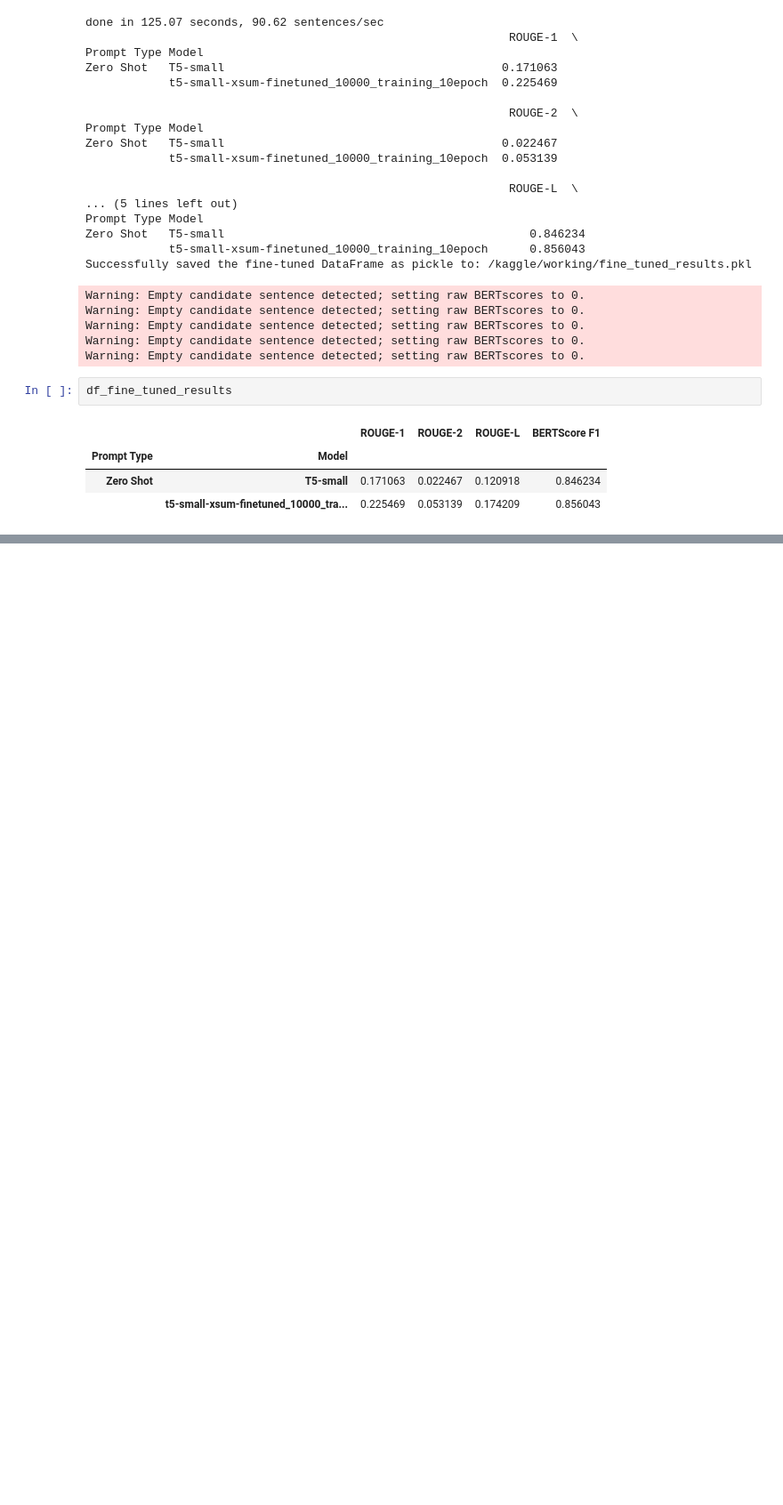
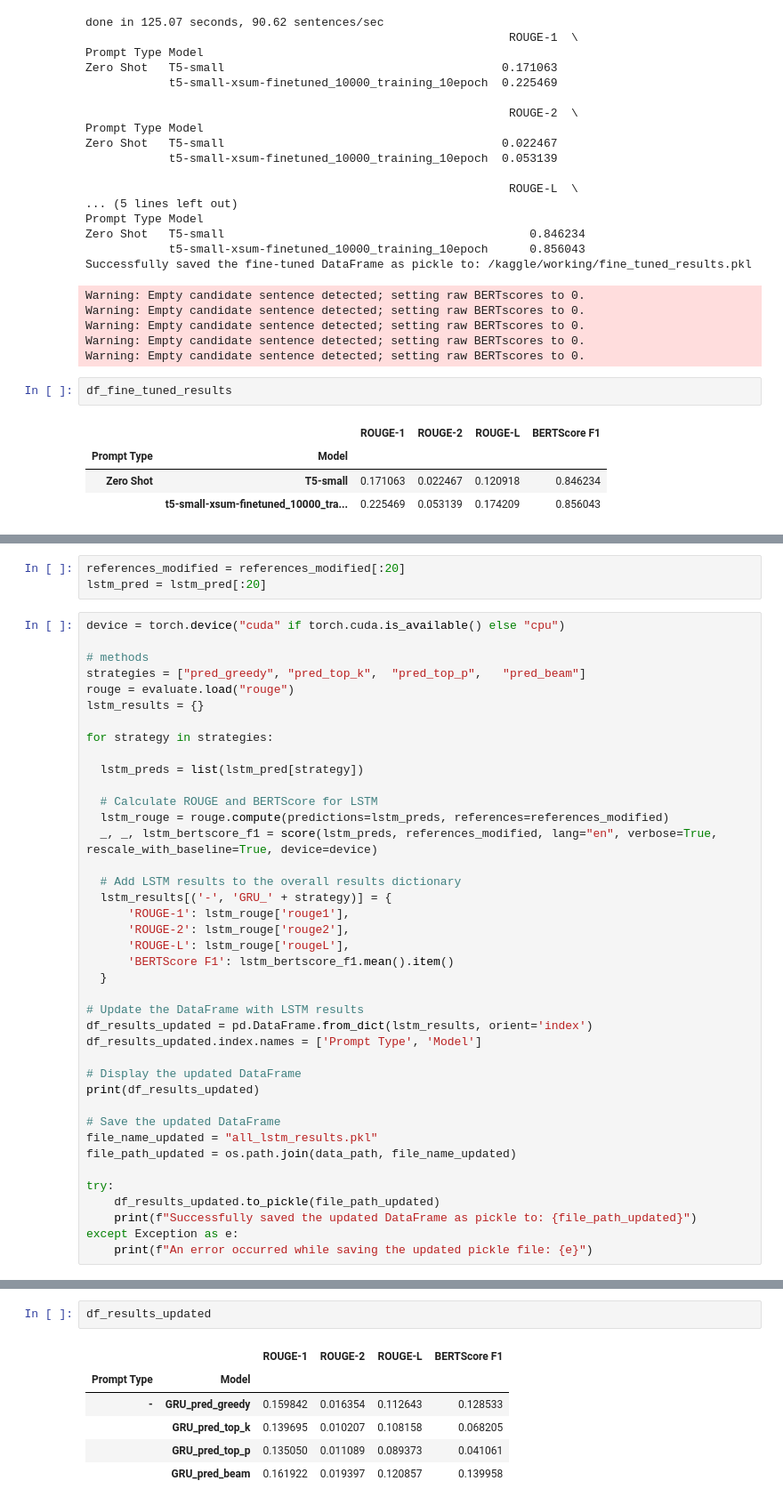
Before and after one commit to khalilvandian/NLP-Summarization, a Jupyter notebook: Evaluation.ipynb, the cells around one changed output, grey strips where cells are left out. Shown at 89% size. Saved outputs shown, nothing was run; the diff lists cells and outputs as text; blank space fills up the shorter version.

Commit message:
debugged BertScore Implemented GRU Eval

```diff
--- a/Evaluation.ipynb
+++ b/Evaluation.ipynb
@@ -445,0 +461,43 @@ df_fine_tuned_results
+# %%
+references_modified = references_modified[:20]
+lstm_pred = lstm_pred[:20]
+# %%
+device = torch.device("cuda" if torch.cuda.is_available() else "cpu")
+
+# methods
+strategies = ["pred_greedy", "pred_top_k",	"pred_top_p",	"pred_beam"]
+rouge = evaluate.load("rouge")
+lstm_results = {}
+
+for strategy in strategies:
+
+  lstm_preds = list(lstm_pred[strategy])
+
+  # Calculate ROUGE and BERTScore for LSTM
+  lstm_rouge = rouge.compute(predictions=lstm_preds, references=references_modified)
+  _, _, lstm_bertscore_f1 = score(lstm_preds, references_modified, lang="en", verbose=True, rescale_with_baseline=True, device=device)
+
+  # Add LSTM results to the overall results dictionary
+  lstm_results[('-', 'GRU_' + strategy)] = {
+      'ROUGE-1': lstm_rouge['rouge1'],
+      'ROUGE-2': lstm_rouge['rouge2'],
+      'ROUGE-L': lstm_rouge['rougeL'],
+      'BERTScore F1': lstm_bertscore_f1.mean().item()
+  }
+
+# Update the DataFrame with LSTM results
+df_results_updated = pd.DataFrame.from_dict(lstm_results, orient='index')
+df_results_updated.index.names = ['Prompt Type', 'Model']
+
+# Display the updated DataFrame
+print(df_results_updated)
+
+# Save the updated DataFrame
+file_name_updated = "all_lstm_results.pkl"
+file_path_updated = os.path.join(data_path, file_name_updated)
+
+try:
+    df_results_updated.to_pickle(file_path_updated)
+    print(f"Successfully saved the updated DataFrame as pickle to: {file_path_updated}")
+except Exception as e:
+    print(f"An error occurred while saving the updated pickle file: {e}")
@@ -445,0 +524,9 @@ df_fine_tuned_results
+# %%
+df_results_updated
+# %% [output]
+|  |  | ROUGE-1 | ROUGE-2 | ROUGE-L | BERTScore F1 |
+| Prompt Type | Model |  |  |  |  |
+| - | GRU_pred_greedy | 0.159842 | 0.016354 | 0.112643 | 0.128533 |
+|  | GRU_pred_top_k | 0.139695 | 0.010207 | 0.108158 | 0.068205 |
+|  | GRU_pred_top_p | 0.135050 | 0.011089 | 0.089373 | 0.041061 |
+|  | GRU_pred_beam | 0.161922 | 0.019397 | 0.120857 | 0.139958 |
```
Also changed, not shown: parts of 9 cells of this notebook.
